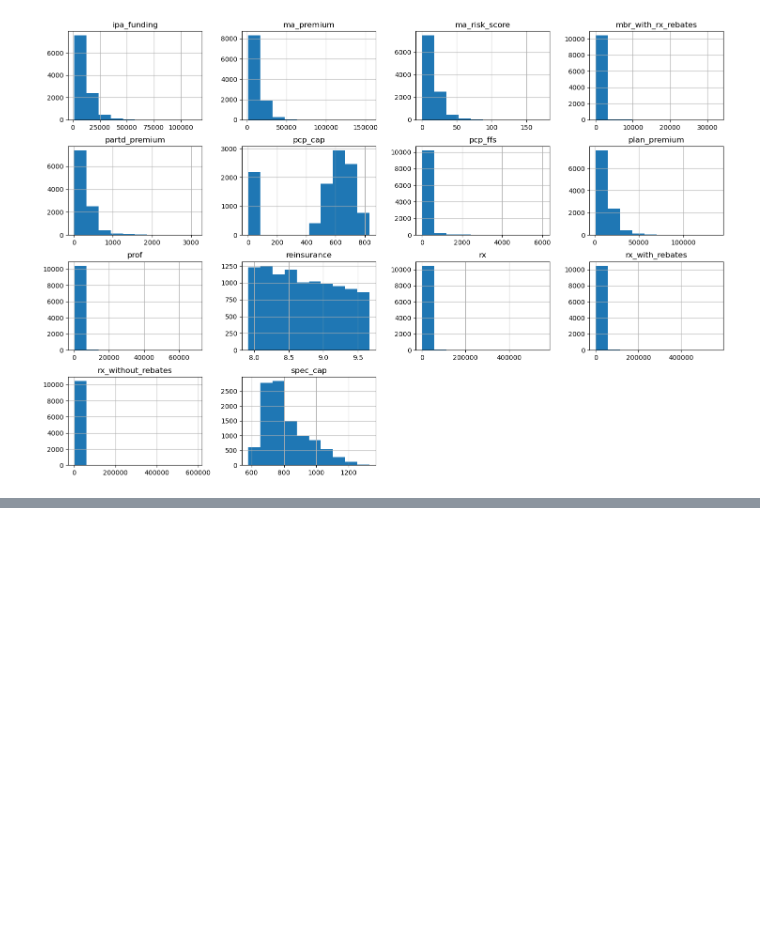
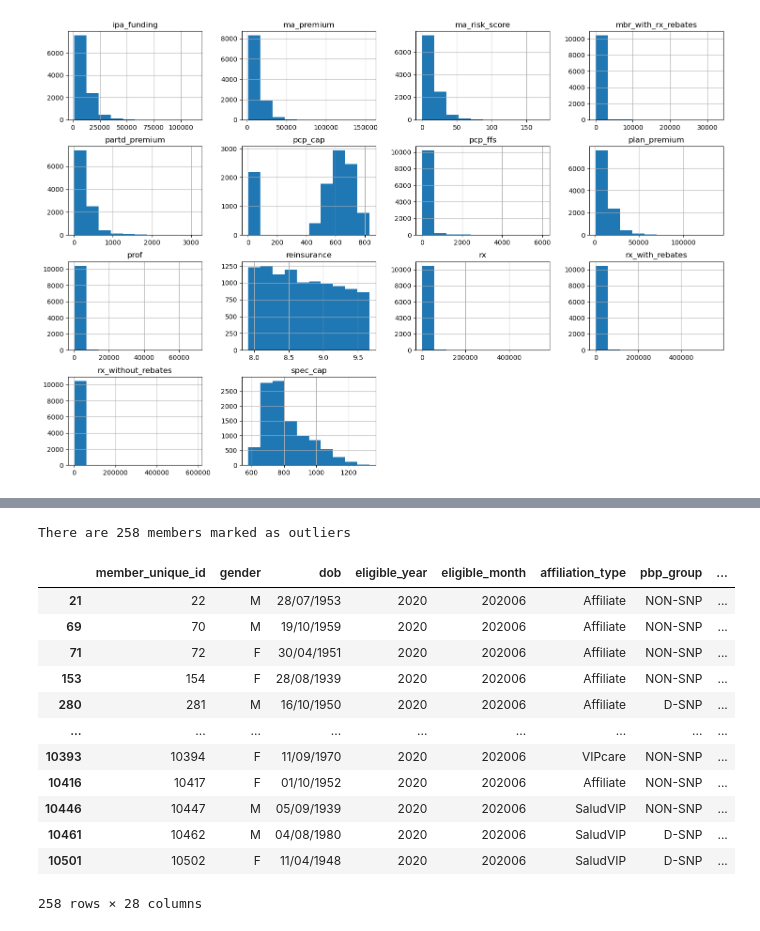
Before and after one commit to Piotr8706/Smaller_data_projects, a Jupyter notebook: Outliers Detection/Outliers_detection.ipynb, the cells around one changed output, grey strips where cells are left out. Cells and saved outputs as stored; diff of their text form; code cells hidden in the pictures; blank space fills up the shorter version.

```diff
--- a/Outliers Detection/Outliers_detection.ipynb
+++ b/Outliers Detection/Outliers_detection.ipynb
@@ -102,0 +181,23 @@ _ = df[currency_columns].hist(figsize=(18, 12))
+# %%
+local_outlier_factor = LocalOutlierFactor()
+inference = local_outlier_factor.fit_predict(df[currency_columns])
+indices_lof = np.where(inference == -1)[0]
+
+print("There are", len(indices_lof), "members marked as outliers")
+
+df.iloc[indices_lof]
+# %% [output]
+There are 258 members marked as outliers
+|  | member_unique_id | gender | dob | eligible_year | eligible_month | affiliation_type | pbp_group | ... |
+| 21 | 22 | M | 28/07/1953 | 2020 | 202006 | Affiliate | NON-SNP | ... |
+| 69 | 70 | M | 19/10/1959 | 2020 | 202006 | Affiliate | NON-SNP | ... |
+| 71 | 72 | F | 30/04/1951 | 2020 | 202006 | Affiliate | NON-SNP | ... |
+| 153 | 154 | F | 28/08/1939 | 2020 | 202006 | Affiliate | NON-SNP | ... |
+| 280 | 281 | M | 16/10/1950 | 2020 | 202006 | Affiliate | D-SNP | ... |
+| ... | ... | ... | ... | ... | ... | ... | ... | ... |
+| 10393 | 10394 | F | 11/09/1970 | 2020 | 202006 | VIPcare | NON-SNP | ... |
+| 10416 | 10417 | F | 01/10/1952 | 2020 | 202006 | Affiliate | NON-SNP | ... |
+| 10446 | 10447 | M | 05/09/1939 | 2020 | 202006 | SaludVIP | NON-SNP | ... |
+| 10461 | 10462 | M | 04/08/1980 | 2020 | 202006 | SaludVIP | D-SNP | ... |
+| 10501 | 10502 | F | 11/04/1948 | 2020 | 202006 | SaludVIP | D-SNP | ... |
+258 rows × 28 columns
```
Also changed, not shown: parts of 7 cells of this notebook.
